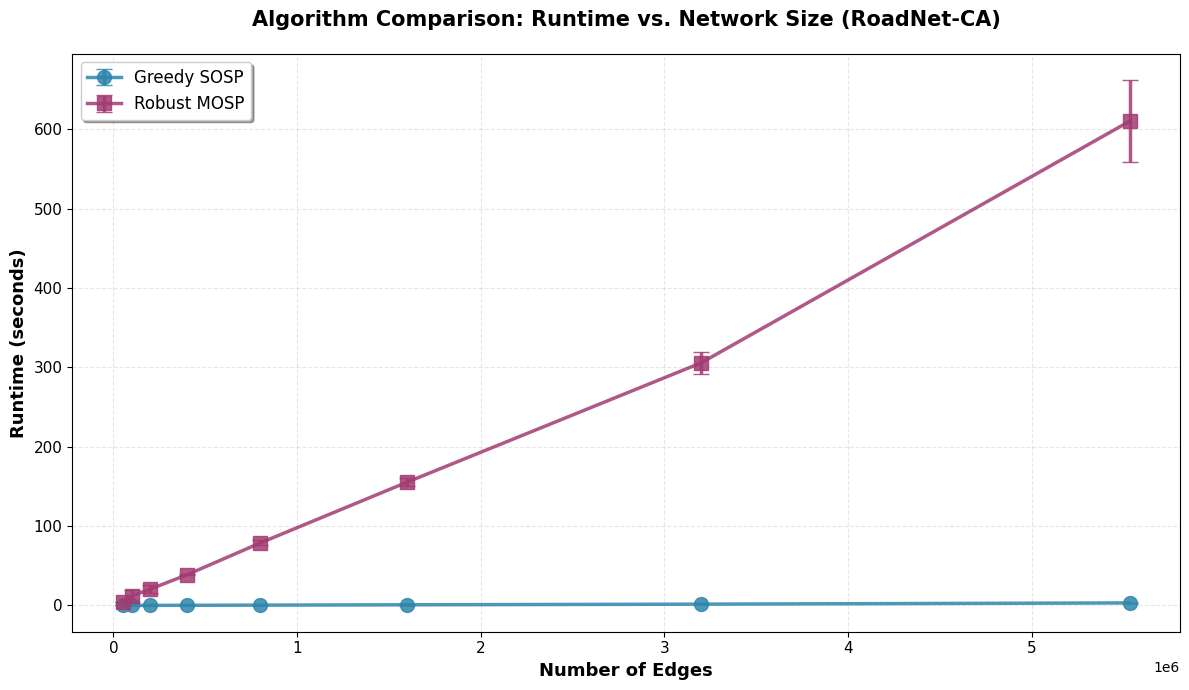
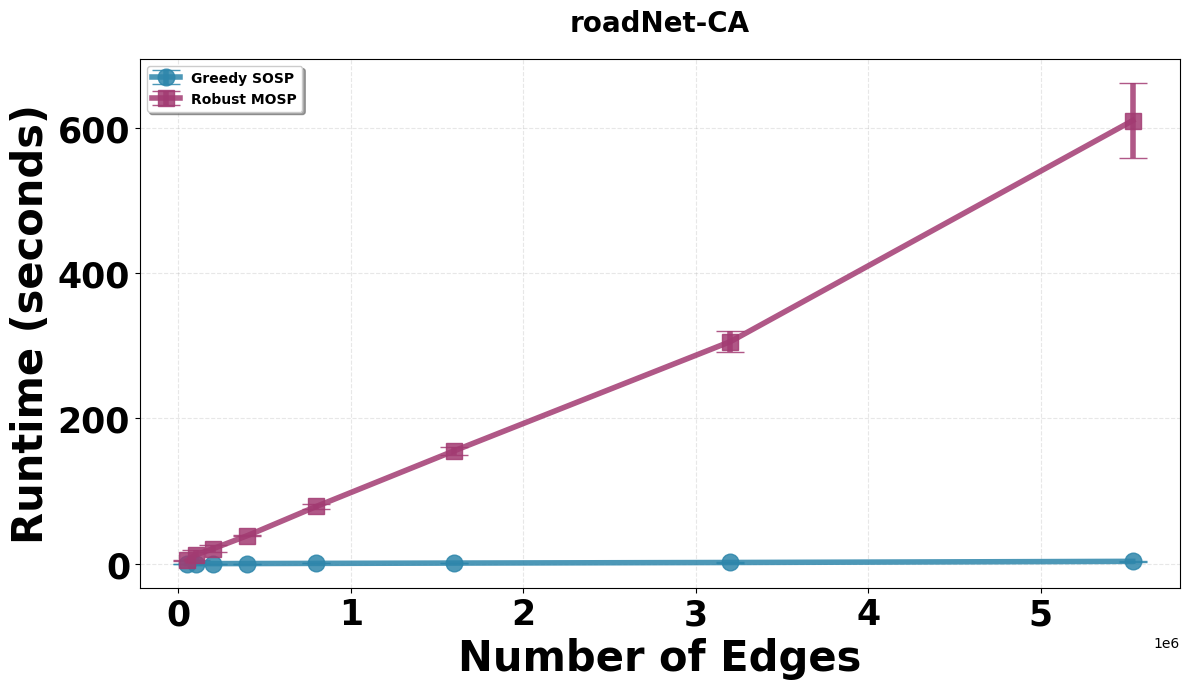
Unified diff of the notebook cell whose output changed from the first chart to the second:
--- before
+++ after
@@ -24,28 +24,43 @@
 # Plot Greedy SOSP
 ax.errorbar(gsosp_runtime['edges'], gsosp_runtime['mean'], 
-            yerr=gsosp_runtime['std'], marker='o', linewidth=2.5, 
-            markersize=10, capsize=6, label='Greedy SOSP', 
+            yerr=gsosp_runtime['std'], marker='o', linewidth=4, 
+            markersize=12, capsize=10, label='Greedy SOSP', 
             color='#2E86AB', alpha=0.85)
 
 # Plot Robust MOSP
 ax.errorbar(rmosp_runtime['edges'], rmosp_runtime['mean'], 
-            yerr=rmosp_runtime['std'], marker='s', linewidth=2.5, 
-            markersize=10, capsize=6, label='Robust MOSP', 
+            yerr=rmosp_runtime['std'], marker='s', linewidth=4, 
+            markersize=12, capsize=10, label='Robust MOSP', 
             color='#A23B72', alpha=0.85)
 
 # Formatting for research paper
-ax.set_xlabel('Number of Edges', fontsize=13, fontweight='bold')
-ax.set_ylabel('Runtime (seconds)', fontsize=13, fontweight='bold')
-ax.set_title('Algorithm Comparison: Runtime vs. Network Size (RoadNet-CA)', 
-             fontsize=15, fontweight='bold', pad=20)
+ax.set_xlabel('Number of Edges', fontsize=30, fontweight='heavy')
+ax.set_ylabel('Runtime (seconds)', fontsize=30, fontweight='heavy')
+
+ax.set_title('roadNet-CA', 
+             fontsize=20, fontweight='bold', pad=20)
+
 ax.grid(True, alpha=0.3, linestyle='--', linewidth=0.8)
-ax.legend(fontsize=12, loc='upper left', frameon=True, shadow=True)
+ax.legend(fontsize=20, loc='upper left', frameon=True, shadow=True, prop={'weight': 'bold'})
 
 # Add tick formatting
-ax.tick_params(axis='both', which='major', labelsize=11)
+ax.tick_params(axis='both', which='major', labelsize=25)
+
+# Set fontweight for tick labels
+for label in ax.get_xticklabels() + ax.get_yticklabels():
+    label.set_fontweight('bold')
 
 plt.tight_layout()
-# plt.savefig('roadNet-CA_combined_comparison.png', dpi=300, bbox_inches='tight')
+plt.savefig('roadNet-CA_performance_comparison.pdf', dpi=600, bbox_inches='tight')
 plt.show()
+
+
+
+
+
+
+
+
+
 
 # Print comparison statistics

Commit: Testing roadNet-CA